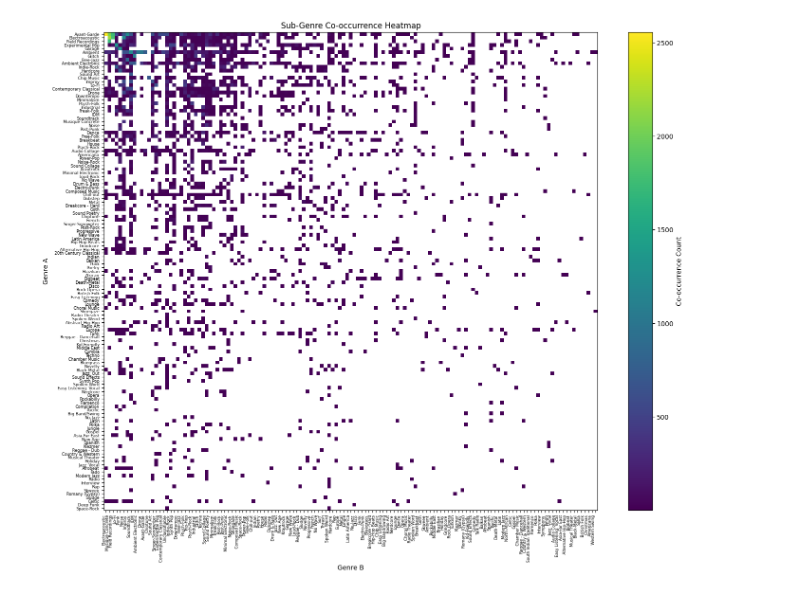
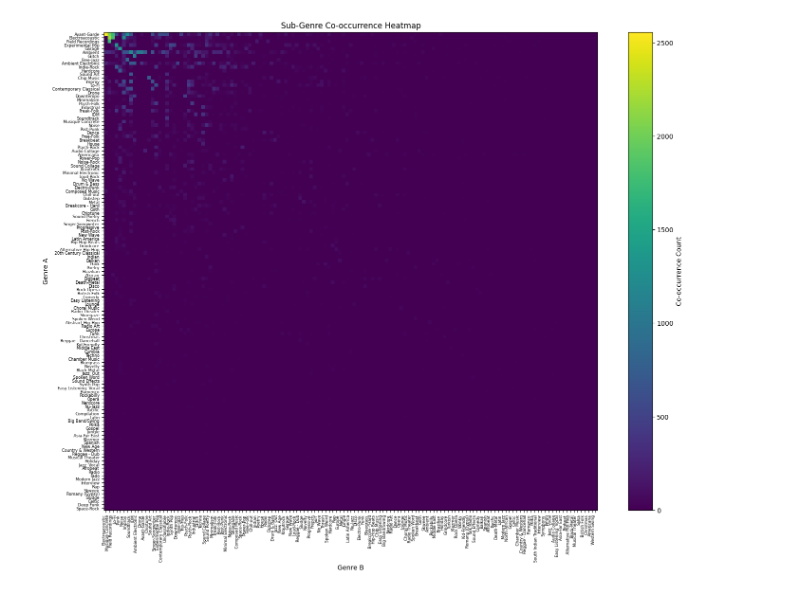
Before and after one commit to StavrosArm/genre-guided-music-transformation, a Jupyter notebook: eda/cross_appearance.ipynb, the cells around one changed output. Saved outputs shown, nothing was run; the diff lists cells and outputs as text; code cells hidden in the pictures.

Commit message:
Change heatmaps and don't truncate counts
Signed-off-by: FotiosBistas <fotis.bistas@gmail.com>

```diff
--- a/eda/cross_appearance.ipynb
+++ b/eda/cross_appearance.ipynb
@@ -420,32 +420,40 @@ heatmap_df = co_occurrence.pivot(
 )
 # %%
 import numpy as np
+import matplotlib.colors as mcolors
 
-genres = heatmap_df["genre"].to_list()
-labels_x = heatmap_df.columns[1:]
+
+heatmap_df_filled = heatmap_df.fill_null(0)
+
+genres = heatmap_df_filled["genre"].to_list()
+labels_x = heatmap_df_filled.columns[1:]
 labels_y = genres
-matrix = heatmap_df.drop("genre").to_numpy()
+
+matrix = heatmap_df_filled.select(labels_x).to_numpy()
 n = len(labels_x)
-
+# Plotting
 fig, ax = plt.subplots(figsize=(20, 16))
 
 cax = ax.imshow(matrix, aspect='auto')
+#norm = mcolors.LogNorm(vmin=1, vmax=matrix.max())
+#cax = ax.imshow(matrix, aspect='auto', norm=norm)
+#fig.colorbar(cax, label="Co-occurrence Count (log scale)")
 fig.colorbar(cax, label="Co-occurrence Count")
 
 ax.set_xticks(np.arange(n))
 ax.set_xticklabels(labels_x, rotation=90, ha='right', fontsize=6)
 ax.set_yticks(np.arange(len(labels_y)))
 ax.set_yticklabels(labels_y, fontsize=6)
 
 plt.subplots_adjust(bottom=0.25, left=0.25)
 
 ax.set_title("Sub-Genre Co-occurrence Heatmap")
 ax.set_xlabel("Genre B")
 ax.set_ylabel("Genre A")
 
 plt.show()
 # %% [output]
-[figure, old version]
+[figure, new version]
 # %%
 pairs = (
     flat_parent_genres
```
Also changed, not shown: parts of 11 cells of this notebook, 1 other file.
